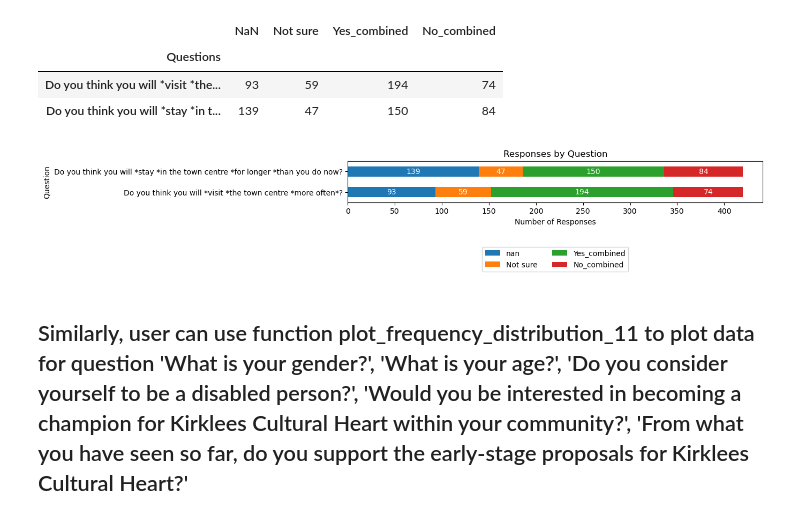
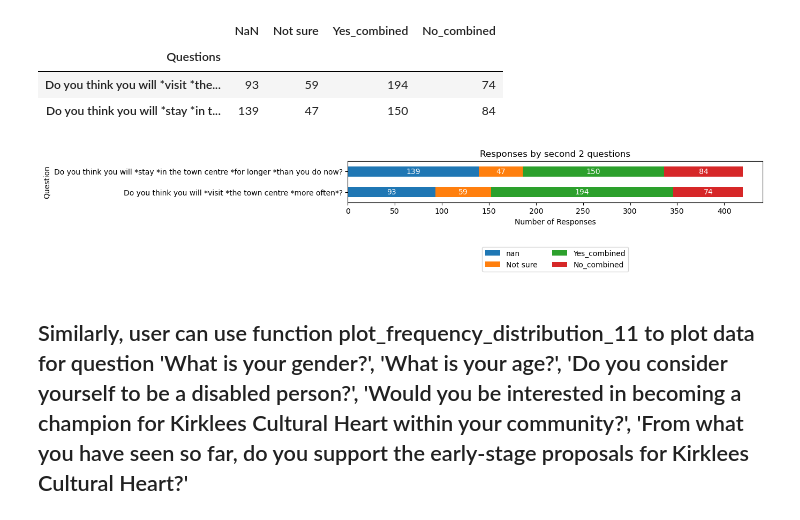
Before and after one commit to judytruchuynh/ConterContext, a Jupyter notebook: sentiment_analysis.ipynb, the cells around one changed output. Saved outputs shown, nothing was run; the diff lists cells and outputs as text; code cells hidden in the pictures.

```diff
--- a/sentiment_analysis.ipynb
+++ b/sentiment_analysis.ipynb
@@ -124,9 +124,9 @@ df_count_selected1
 | Do you think you will *visit *the... | 93 | 59 | 194 | 74 |
 | Do you think you will *stay *in t... | 139 | 47 | 150 | 84 |
 # %%
-generate_stacked_horizontal_bar_plot_12(df_count_selected1, "Responses by Question", "Number of Responses", "Question")
+generate_stacked_horizontal_bar_plot_12(df_count_selected1, "Responses by second 2 questions", "Number of Responses", "Question")
 # %% [output]
-[figure, old version]
+[figure, new version]
 # %% [markdown]
 ## Similarly, user can use function plot_frequency_distribution_11 to plot data for question 'What is your gender?',   'What is your age?',   'Do you consider yourself to be a disabled person?',   'Would you be interested in becoming a champion for Kirklees Cultural Heart within your community?',   'From what you have seen so far, do you support the early-stage proposals for Kirklees Cultural Heart?'
 # %%
```
Also changed, not shown: parts of 11 cells of this notebook, 55 other files.
